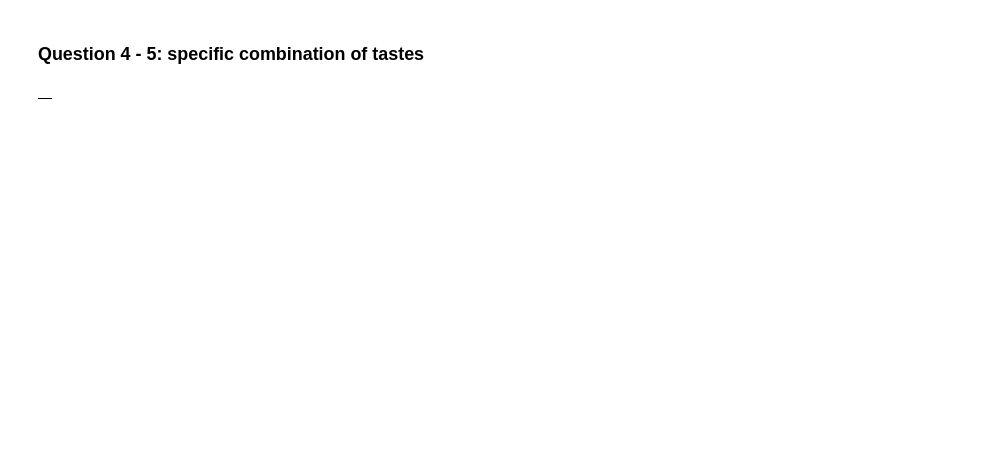
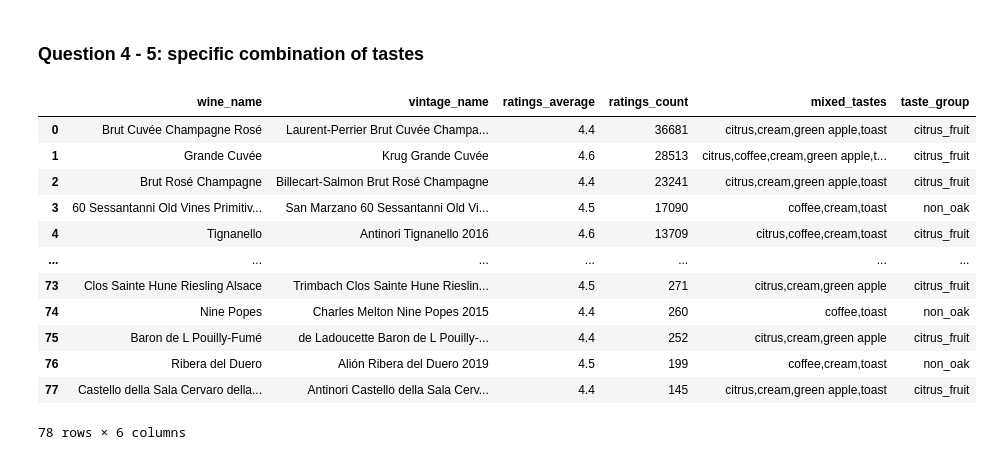
Before and after one commit to JonathanRabbi/Vivinio.Project, a Jupyter notebook: main.ipynb, the cells around one changed output. Saved outputs shown, nothing was run; the diff lists cells and outputs as text; code cells hidden in the pictures; blank space fills up the shorter version.

```diff
--- a/main.ipynb
+++ b/main.ipynb
@@ -106,28 +144,54 @@ df3
 # %%
 test = '''
 SELECT
     wines.name,
     vintages.name,
+    vintages.ratings_average,
+    vintages.ratings_count,
     GROUP_CONCAT(DISTINCT keywords.name) AS mixed_tastes,
-    COUNT(keywords.name) AS number_mixed,
     keywords_wine.group_name
 FROM
     vintage_toplists_rankings
-JOIN vintages ON vintage_toplists_rankings.vintage_id = vintages.id
-JOIN wines ON vintages.wine_id = wines.id
-JOIN regions ON wines.region_id = regions.id
-JOIN countries ON regions.country_code = countries.code
-JOIN keywords_wine ON wines.id = keywords_wine.wine_id
-JOIN keywords ON keywords_wine.keyword_id = keywords.id
-WHERE keywords.name IN ('coffee', 'toast', 'green apple', 'cream', 'citrus')
-AND keywords_wine.count > 9
-GROUP BY vintages.name, keywords.name
-HAVING COUNT(DISTINCT keywords.name) >= 2
-ORDER BY number_mixed DESC, price_euros DESC;
+JOIN
+    vintages ON vintage_toplists_rankings.vintage_id = vintages.id
+JOIN
+    wines ON vintages.wine_id = wines.id
+JOIN
+    regions ON wines.region_id = regions.id
+JOIN
+    countries ON regions.country_code = countries.code
+JOIN
+    keywords_wine ON wines.id = keywords_wine.wine_id
+JOIN
+    keywords ON keywords_wine.keyword_id = keywords.id
+WHERE
+    keywords.name IN ('coffee', 'toast', 'green apple', 'cream', 'citrus')
+AND
+    keywords_wine.count > 9
+GROUP BY
+    vintages.name
+HAVING
+    COUNT(DISTINCT keywords.name) >= 2
+ORDER BY vintages.ratings_count DESC, vintages.ratings_average DESC, mixed_tastes DESC, price_euros DESC;
 '''
 cursor.execute(test)
 data = cursor.fetchall()
-df_3 = pd.DataFrame(data)
+
+columns = ['wine_name', 'vintage_name', 'ratings_average', 'ratings_count', 'mixed_tastes', 'taste_group']
+df_3 = pd.DataFrame(data, columns=columns)
+# pd.set_option('display.max_rows', None)
 df_3
 # %% [output]
-|  |
+|  | wine_name | vintage_name | ratings_average | ratings_count | mixed_tastes | taste_group |
+| 0 | Brut Cuvée Champagne Rosé | Laurent-Perrier Brut Cuvée Champa... | 4.4 | 36681 | citrus,cream,green apple,toast | citrus_fruit |
+| 1 | Grande Cuvée | Krug Grande Cuvée | 4.6 | 28513 | citrus,coffee,cream,green apple,t... | citrus_fruit |
+| 2 | Brut Rosé Champagne | Billecart-Salmon Brut Rosé Champagne | 4.4 | 23241 | citrus,cream,green apple,toast | citrus_fruit |
+| 3 | 60 Sessantanni Old Vines Primitiv... | San Marzano 60 Sessantanni Old Vi... | 4.5 | 17090 | coffee,cream,toast | non_oak |
+| 4 | Tignanello | Antinori Tignanello 2016 | 4.6 | 13709 | citrus,coffee,cream,toast | citrus_fruit |
+| ... | ... | ... | ... | ... | ... | ... |
+| 73 | Clos Sainte Hune Riesling Alsace | Trimbach Clos Sainte Hune Rieslin... | 4.5 | 271 | citrus,cream,green apple | citrus_fruit |
+| 74 | Nine Popes | Charles Melton Nine Popes 2015 | 4.4 | 260 | coffee,toast | non_oak |
+| 75 | Baron de L Pouilly-Fumé | de Ladoucette Baron de L Pouilly-... | 4.4 | 252 | citrus,cream,green apple | citrus_fruit |
+| 76 | Ribera del Duero | Alión Ribera del Duero 2019 | 4.5 | 199 | coffee,cream,toast | non_oak |
+| 77 | Castello della Sala Cervaro della... | Antinori Castello della Sala Cerv... | 4.4 | 145 | citrus,cream,green apple,toast | citrus_fruit |
+78 rows × 6 columns
```
Also changed, not shown: parts of 7 cells of this notebook, 1 other file.
